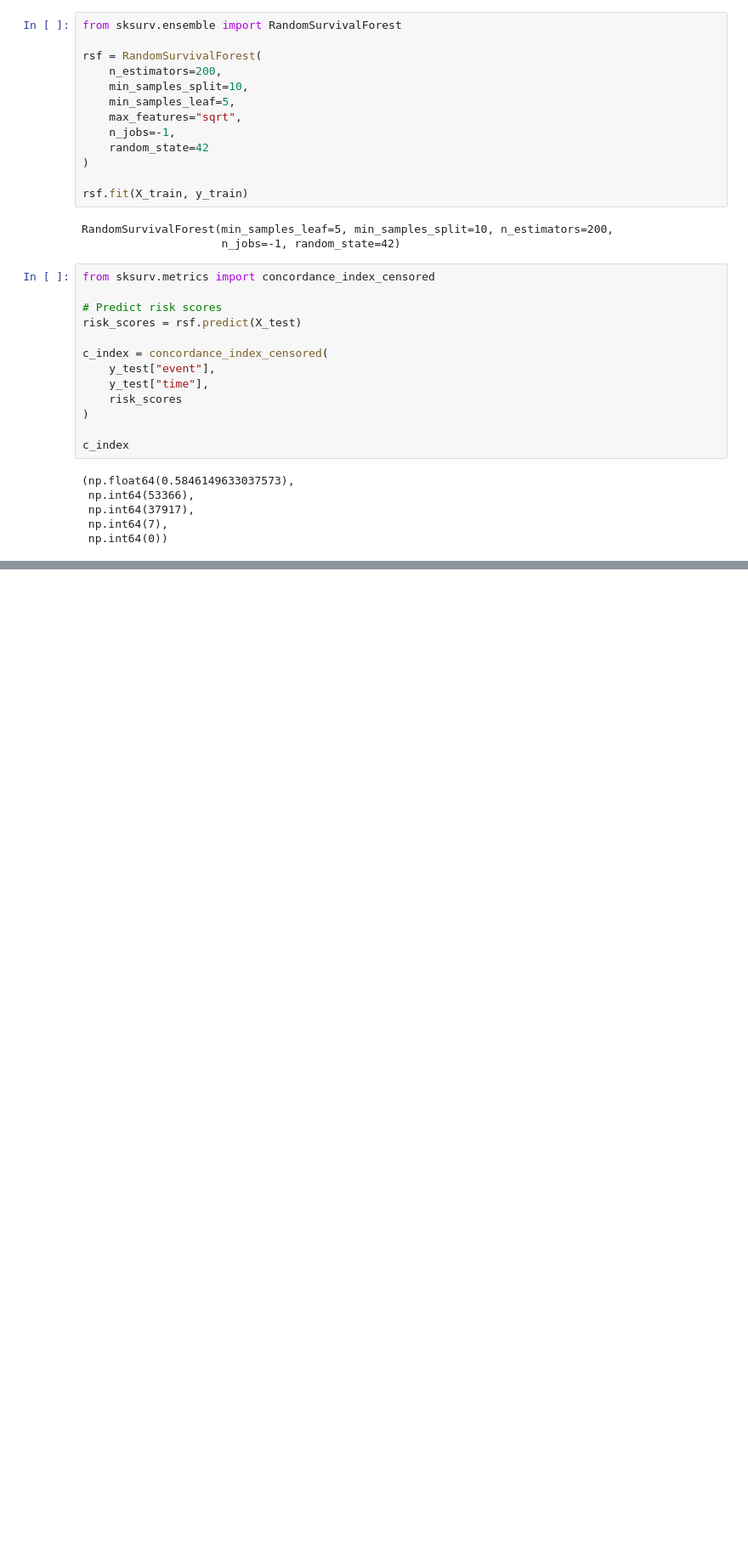
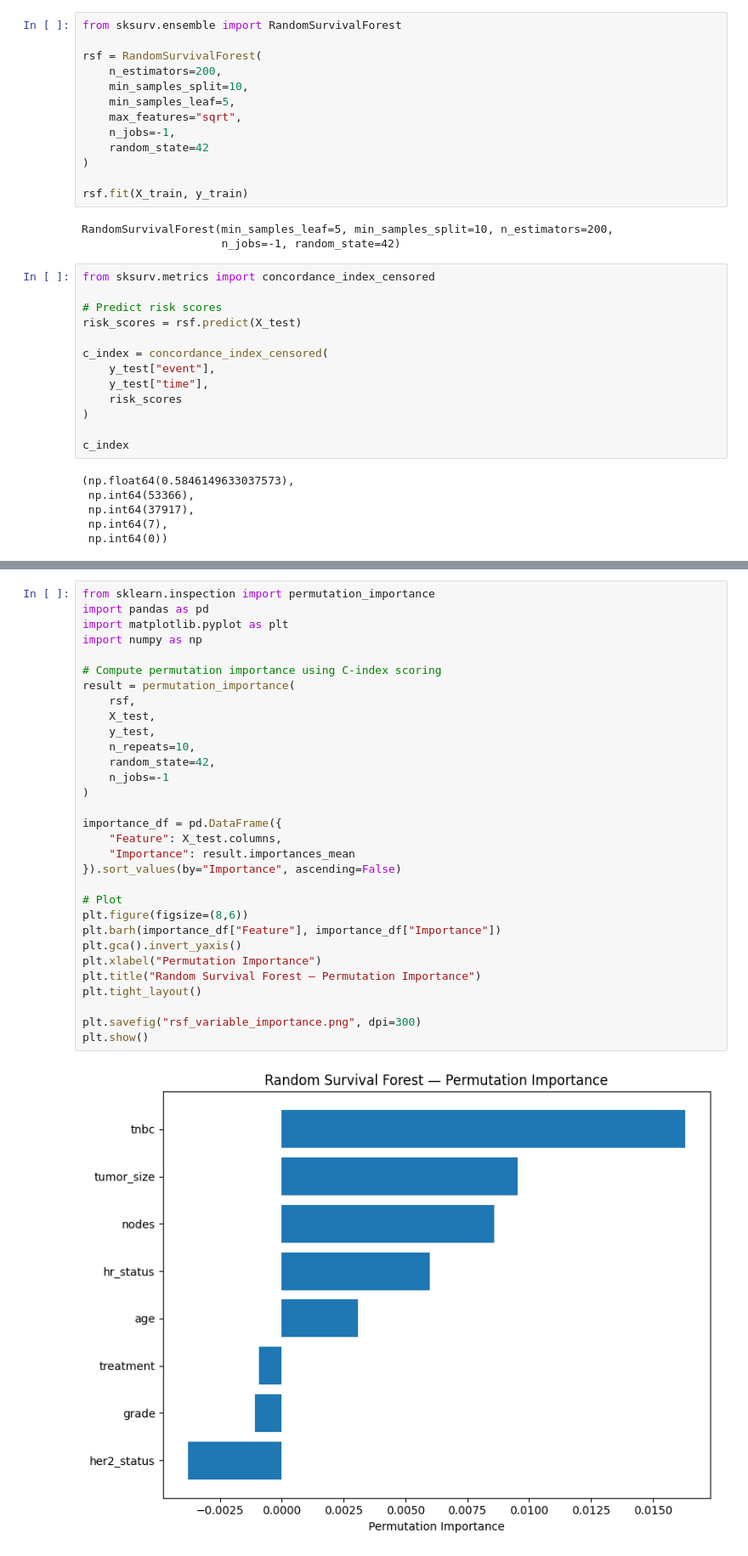
Before and after one commit to Dr-Sushant/oncology-survival-modeling, a Jupyter notebook: python_survival_modeling.ipynb, the cells around one changed output, grey strips where cells are left out. Shown at 85% size. Drawn from its saved outputs; the diff is of its cells as text; blank space fills up the shorter version.

Commit message:
Update RSF notebook with permutation importance visualization

```diff
--- a/python_survival_modeling.ipynb
+++ b/python_survival_modeling.ipynb
@@ -134,0 +158,33 @@ c_index
+# %%
+from sklearn.inspection import permutation_importance
+import pandas as pd
+import matplotlib.pyplot as plt
+import numpy as np
+
+# Compute permutation importance using C-index scoring
+result = permutation_importance(
+    rsf,
+    X_test,
+    y_test,
+    n_repeats=10,
+    random_state=42,
+    n_jobs=-1
+)
+
+importance_df = pd.DataFrame({
+    "Feature": X_test.columns,
+    "Importance": result.importances_mean
+}).sort_values(by="Importance", ascending=False)
+
+# Plot
+plt.figure(figsize=(8,6))
+plt.barh(importance_df["Feature"], importance_df["Importance"])
+plt.gca().invert_yaxis()
+plt.xlabel("Permutation Importance")
+plt.title("Random Survival Forest — Permutation Importance")
+plt.tight_layout()
+
+plt.savefig("rsf_variable_importance.png", dpi=300)
+plt.show()
+# %% [output]
+[figure, added]
```
Also changed, not shown: parts of 4 cells of this notebook.
